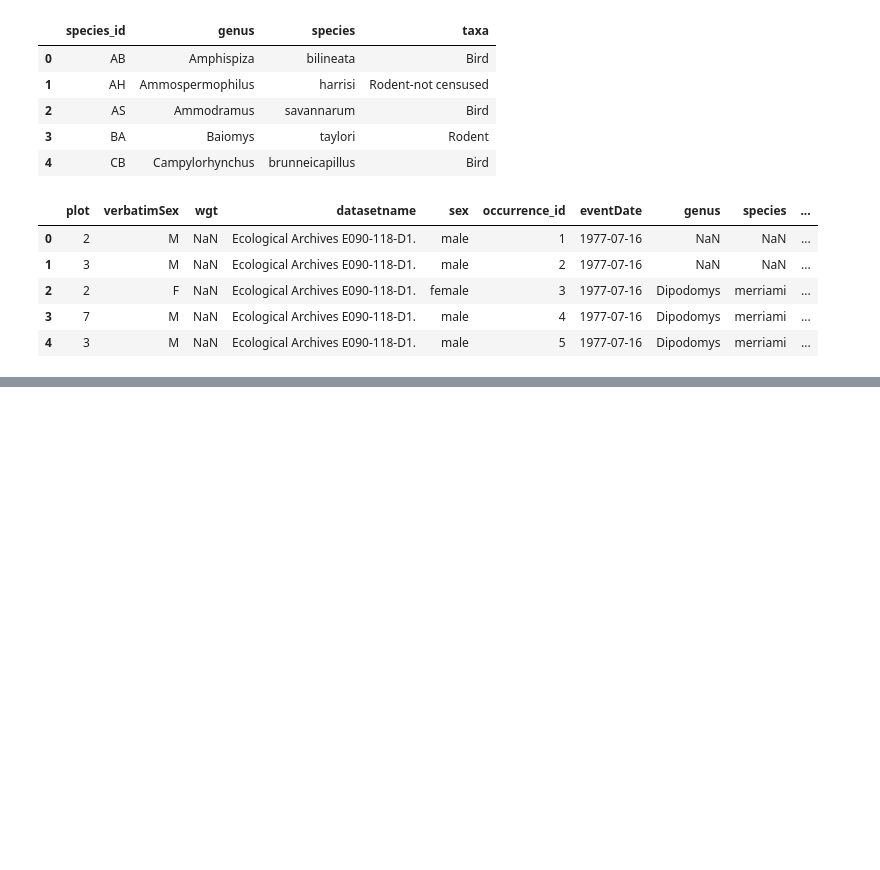
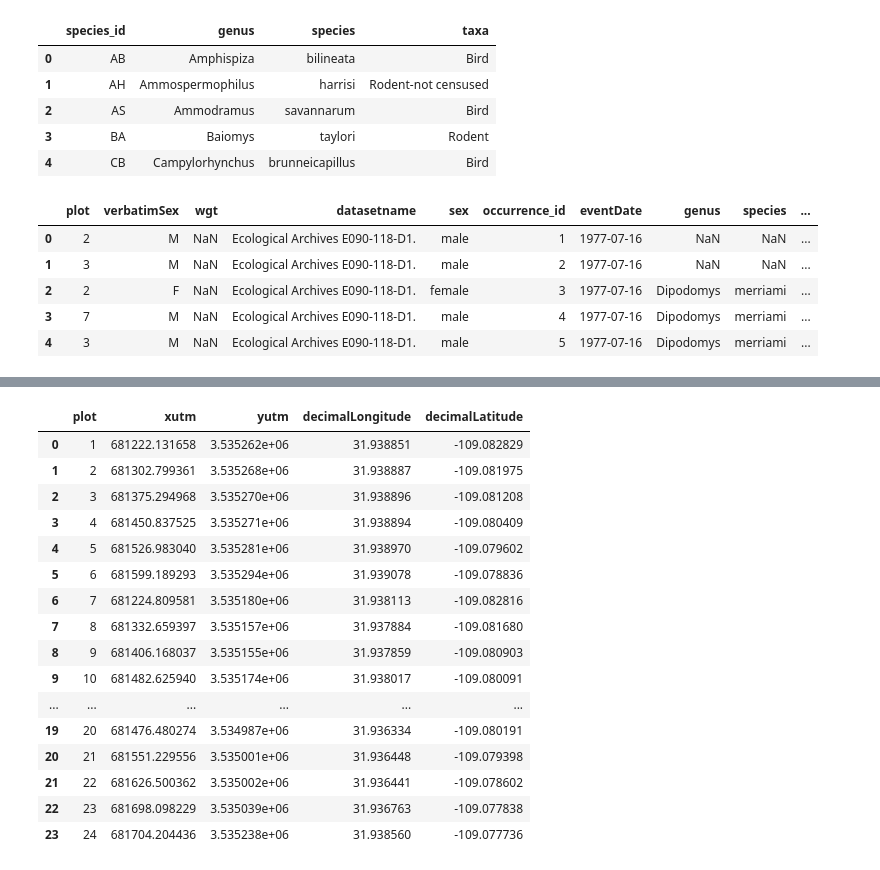
Before and after one commit to afedyanin/msu-data-analysis, a Jupyter notebook: notebooks/msu/ad-task-003.ipynb, the cells around one changed output, grey strips where cells are left out. Drawn from its saved outputs; the diff is of its cells as text; code cells hidden in the pictures; blank space fills up the shorter version.

```diff
--- a/notebooks/msu/ad-task-003.ipynb
+++ b/notebooks/msu/ad-task-003.ipynb
@@ -311,0 +336,23 @@ plot_data.head()
+# %%
+# plot_data[["decimalLongitude","decimalLatitude"]] = plot_data.apply(transform_utm_to_wgs, axis=1).tolist()
+plot_data[["decimalLongitude","decimalLatitude"]] = plot_data.apply(lambda row: transformer.transform(row["xutm"], row["yutm"]), axis=1).tolist()
+
+plot_data
+# %% [output]
+|  | plot | xutm | yutm | decimalLongitude | decimalLatitude |
+| 0 | 1 | 681222.131658 | 3.535262e+06 | 31.938851 | -109.082829 |
+| 1 | 2 | 681302.799361 | 3.535268e+06 | 31.938887 | -109.081975 |
+| 2 | 3 | 681375.294968 | 3.535270e+06 | 31.938896 | -109.081208 |
+| 3 | 4 | 681450.837525 | 3.535271e+06 | 31.938894 | -109.080409 |
+| 4 | 5 | 681526.983040 | 3.535281e+06 | 31.938970 | -109.079602 |
+| 5 | 6 | 681599.189293 | 3.535294e+06 | 31.939078 | -109.078836 |
+| 6 | 7 | 681224.809581 | 3.535180e+06 | 31.938113 | -109.082816 |
+| 7 | 8 | 681332.659397 | 3.535157e+06 | 31.937884 | -109.081680 |
+| 8 | 9 | 681406.168037 | 3.535155e+06 | 31.937859 | -109.080903 |
+| 9 | 10 | 681482.625940 | 3.535174e+06 | 31.938017 | -109.080091 |
+| ... | ... | ... | ... | ... | ... |
+| 19 | 20 | 681476.480274 | 3.534987e+06 | 31.936334 | -109.080191 |
+| 20 | 21 | 681551.229556 | 3.535001e+06 | 31.936448 | -109.079398 |
+| 21 | 22 | 681626.500362 | 3.535002e+06 | 31.936441 | -109.078602 |
+| 22 | 23 | 681698.098229 | 3.535039e+06 | 31.936763 | -109.077838 |
+| 23 | 24 | 681704.204436 | 3.535238e+06 | 31.938560 | -109.077736 |
```
Also changed, not shown: parts of 6 cells of this notebook, 1 other file.
